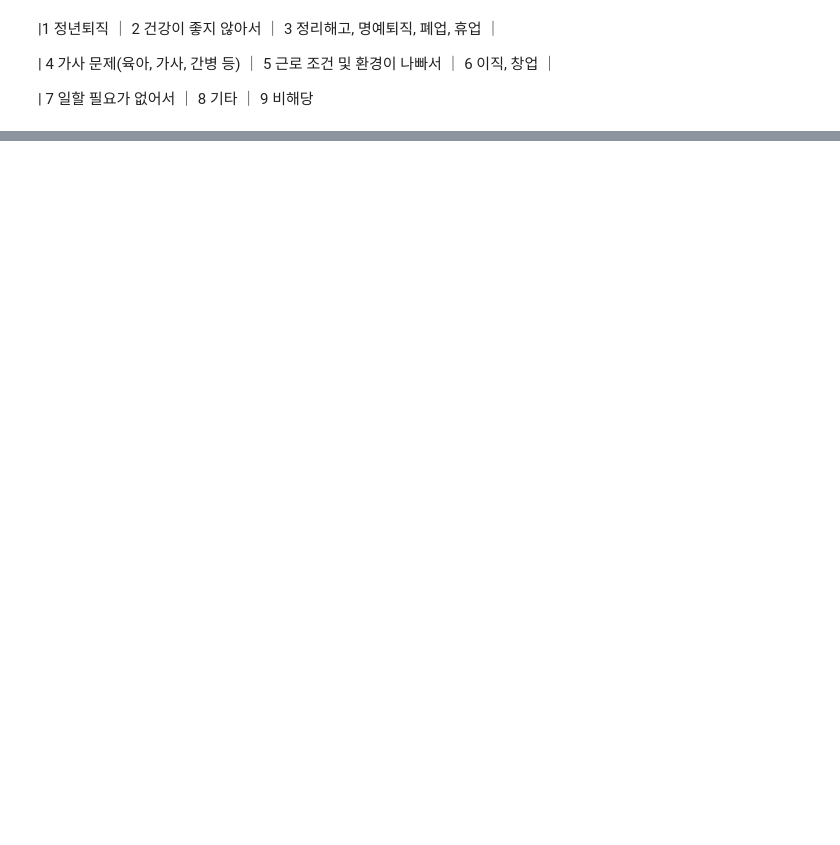
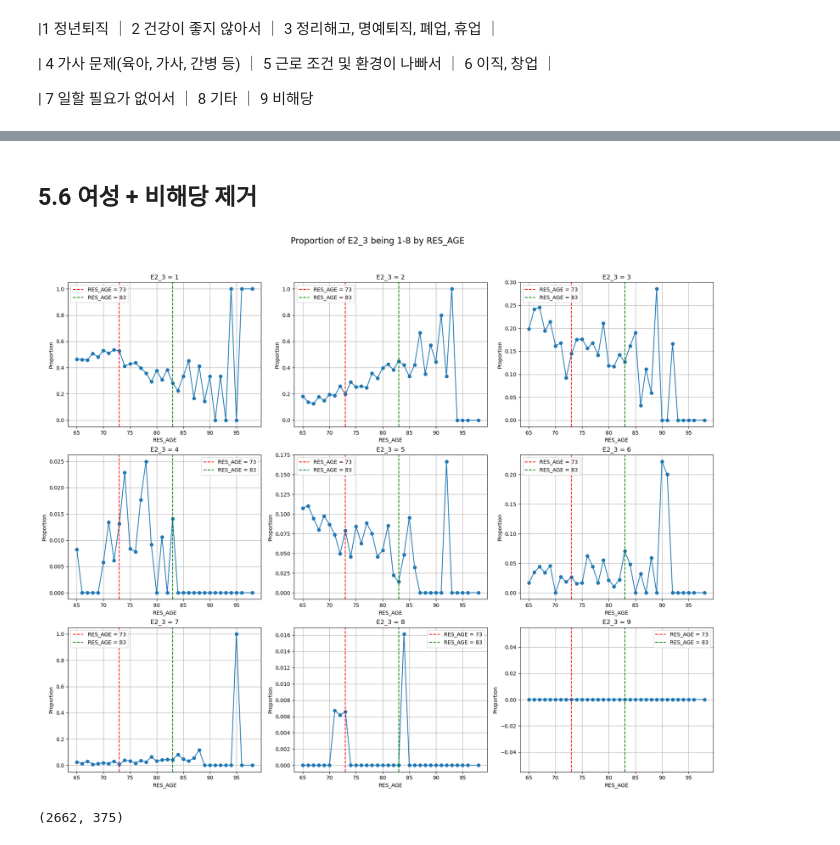
Before and after one commit to minwukim/KDI---Financial-Distress, a Jupyter notebook: 230818 - 직장 및 실직사유 관련 분석.ipynb, the cells around one changed output, grey strips where cells are left out. Saved outputs shown, nothing was run; the diff lists cells and outputs as text; code cells hidden in the pictures; blank space fills up the shorter version.

```diff
--- a/230818 - 직장 및 실직사유 관련 분석.ipynb
+++ b/230818 - 직장 및 실직사유 관련 분석.ipynb
@@ -557,0 +594,38 @@ print(df.shape)
+# %% [markdown]
+## 5.6 여성 + 비해당 제거
+# %%
+csv_file_path = '2020_survey_data_cleansed.csv'
+df = pd.read_csv(csv_file_path)
+df = df[df['E2_3']!=9]
+df = df[df['RES_SEX'] == 1]
+
+
+# Set up subplots
+fig, axes = plt.subplots(3, 3, figsize=(18, 15))
+fig.suptitle('Proportion of E2_3 being 1-8 by RES_AGE', fontsize=16)
+
+# Iterate over each value of E2_3 and plot its proportion
+for idx, value in enumerate(range(1, 10)):
+    ax = axes[idx//3, idx%3]  # Determine position in 2x4 grid
+
+    # Group by RES_AGE and compute the proportion for the current value of E2_3
+    grouped = df.groupby('RES_AGE').apply(lambda x: (x['E2_3'] == value).sum() / len(x)).reset_index()
+    grouped.columns = ['RES_AGE', 'Proportion']
+
+    ax.plot(grouped['RES_AGE'], grouped['Proportion'], marker='o')
+    ax.axvline(x=73, color='r', linestyle='--', label='RES_AGE = 73')
+    ax.axvline(x=83, color='g', linestyle='--', label='RES_AGE = 83')
+    ax.set_title(f'E2_3 = {value}')
+    ax.set_xlabel('RES_AGE')
+    ax.set_ylabel('Proportion')
+    ax.legend()
+    ax.grid(True)
+
+plt.tight_layout()
+plt.subplots_adjust(top=0.9)  # Adjusting so suptitle doesn't overlap
+plt.show()
+
+print(df.shape)
+# %% [output]
+[figure, added]
+(2662, 375)
```
Also changed, not shown: parts of 10 cells of this notebook.
